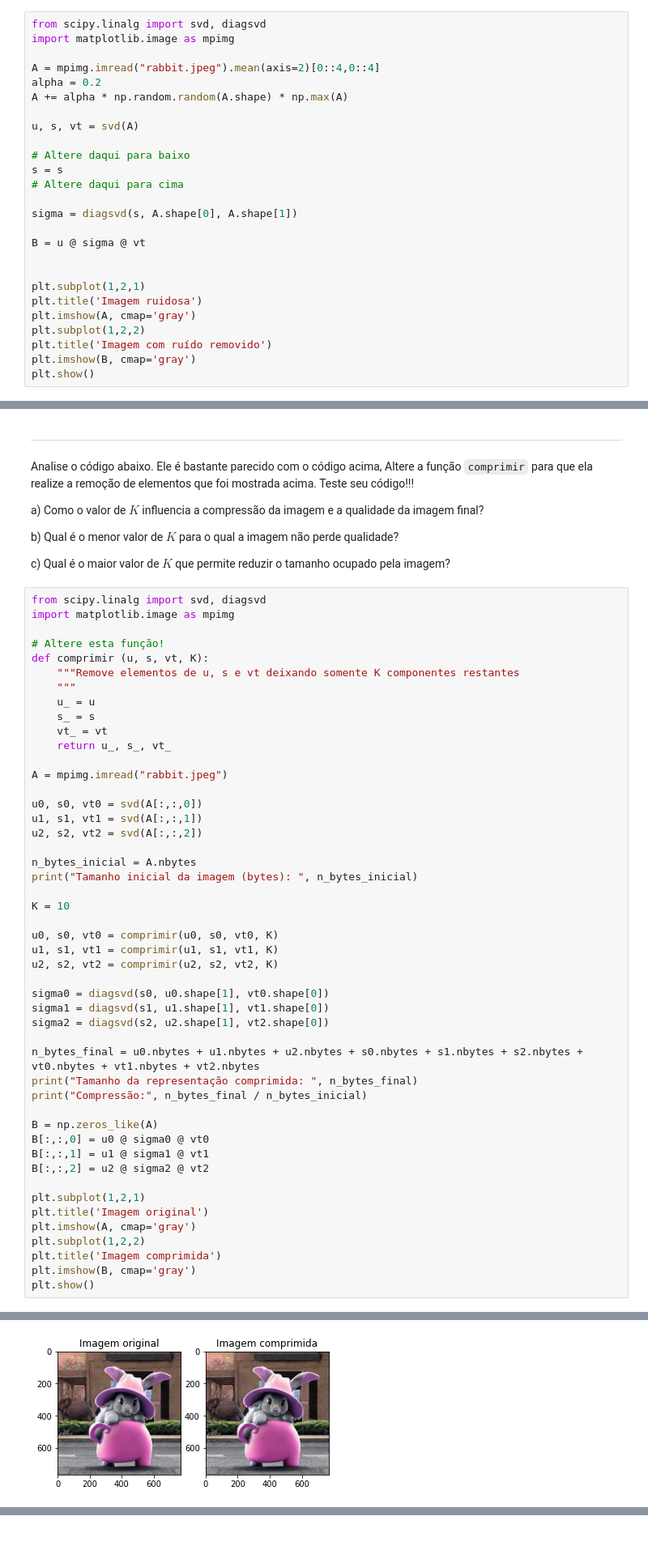
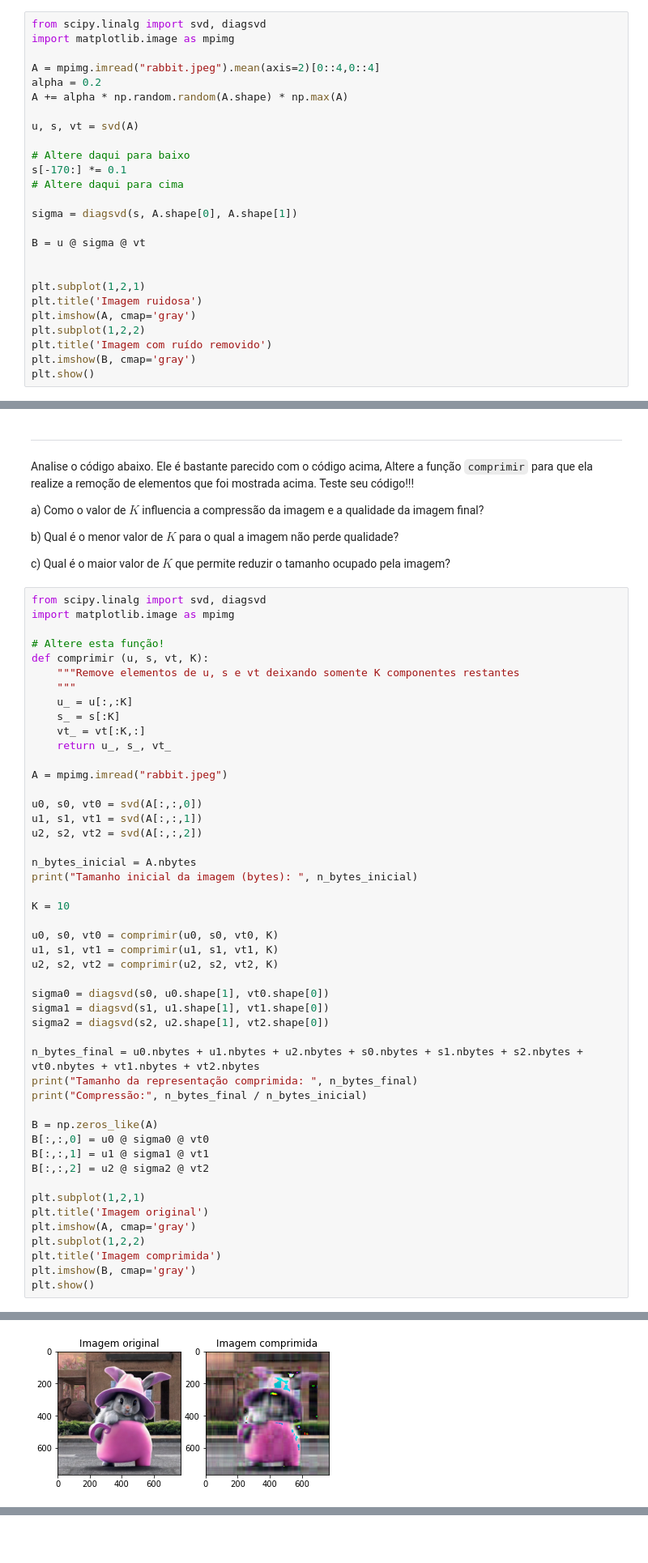
Before and after one commit to P-ASilva/alglin-alunos, a Jupyter notebook: 05-autovetores_e_autovalores.ipynb, the cells around one changed output, grey strips where cells are left out. Shown at 81% size. Cells and saved outputs as stored; diff of their text form.

```diff
--- a/05-autovetores_e_autovalores.ipynb
+++ b/05-autovetores_e_autovalores.ipynb
@@ -884,7 +884,7 @@ A += alpha * np.random.random(A.shape) * np.max(A)
 u, s, vt = svd(A)
 
 # Altere daqui para baixo
-s = s
+s[-170:] *= 0.1
 # Altere daqui para cima
 
 sigma = diagsvd(s, A.shape[0], A.shape[1])
@@ -991,9 +991,9 @@ import matplotlib.image as mpimg
 def comprimir (u, s, vt, K):
     """Remove elementos de u, s e vt deixando somente K componentes restantes
     """
-    u_ = u
-    s_ = s
-    vt_ = vt
+    u_ = u[:,:K]
+    s_ = s[:K]
+    vt_ = vt[:K,:]
     return u_, s_, vt_
 
 A = mpimg.imread("rabbit.jpeg")
@@ -1038,4 +1038,4 @@ Compressão: 8.005208333333334
-[figure, old version]
+[figure, new version]
 # %% [markdown]
 # Projeto: O Desafio NetFlix
 Outros datasets: https://github.com/caserec/Datasets-for-Recommender-Systems
```
Also changed, not shown: parts of 3 cells of this notebook, 1 other file.
